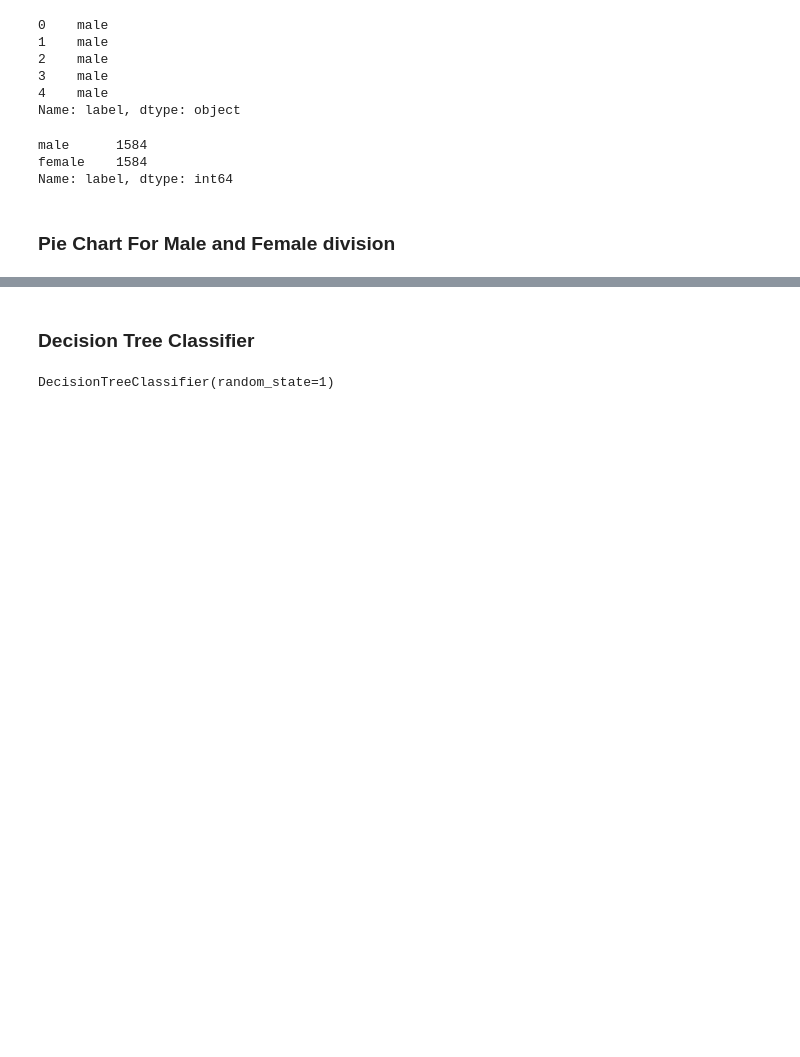
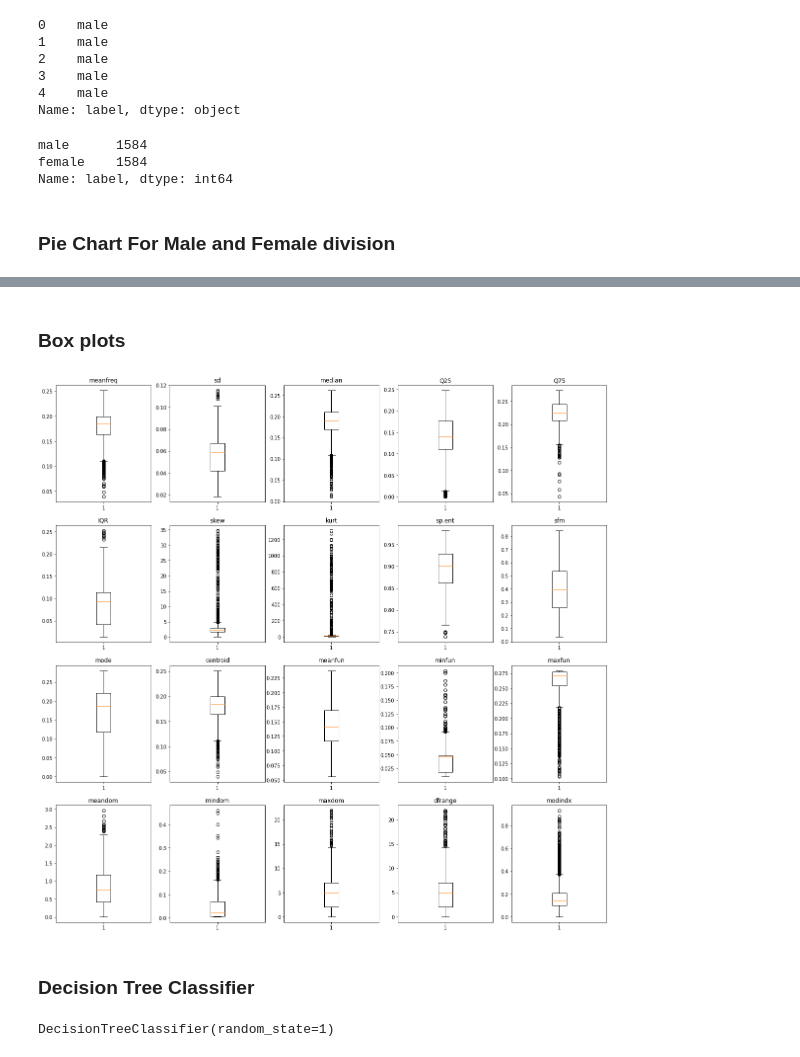
Before and after one commit to MaximCamilleri/Gender-Prediction-by-Voice, a Jupyter notebook: Help File.ipynb, the cells around one changed output, grey strips where cells are left out. Drawn from its saved outputs; the diff is of its cells as text; code cells hidden in the pictures; blank space fills up the shorter version.

```diff
--- a/Help File.ipynb
+++ b/Help File.ipynb
@@ -100,3 +104,20 @@ plt.show()
+# %% [markdown]
+### Box plots
+# %%
+
+params = [df["meanfreq"], df["sd"], df["median"], df["Q25"], df["Q75"], df["IQR"], df["skew"], df["kurt"], df["sp.ent"], df["sfm"], df["mode"], df["centroid"], df["meanfun"], df["minfun"], df["maxfun"], df["meandom"], df["mindom"], df["maxdom"], df["dfrange"], df["modindx"]]
+
+fig, ax = plt.subplots(4, 5,
+                       figsize=(20, 20))
+counter = 0
+for row in range(4):
+    for col in range(5):
+        ax[row, col].boxplot(params[counter])
+        ax[row, col].set_title(x.columns[counter])
+        plt.grid()
+        counter += 1
+# %% [output]
+[figure, added]
 # %% [markdown]
 ### Decision Tree Classifier
 # %%
```
Also changed, not shown: parts of 1 cell of this notebook, 23 other files.
